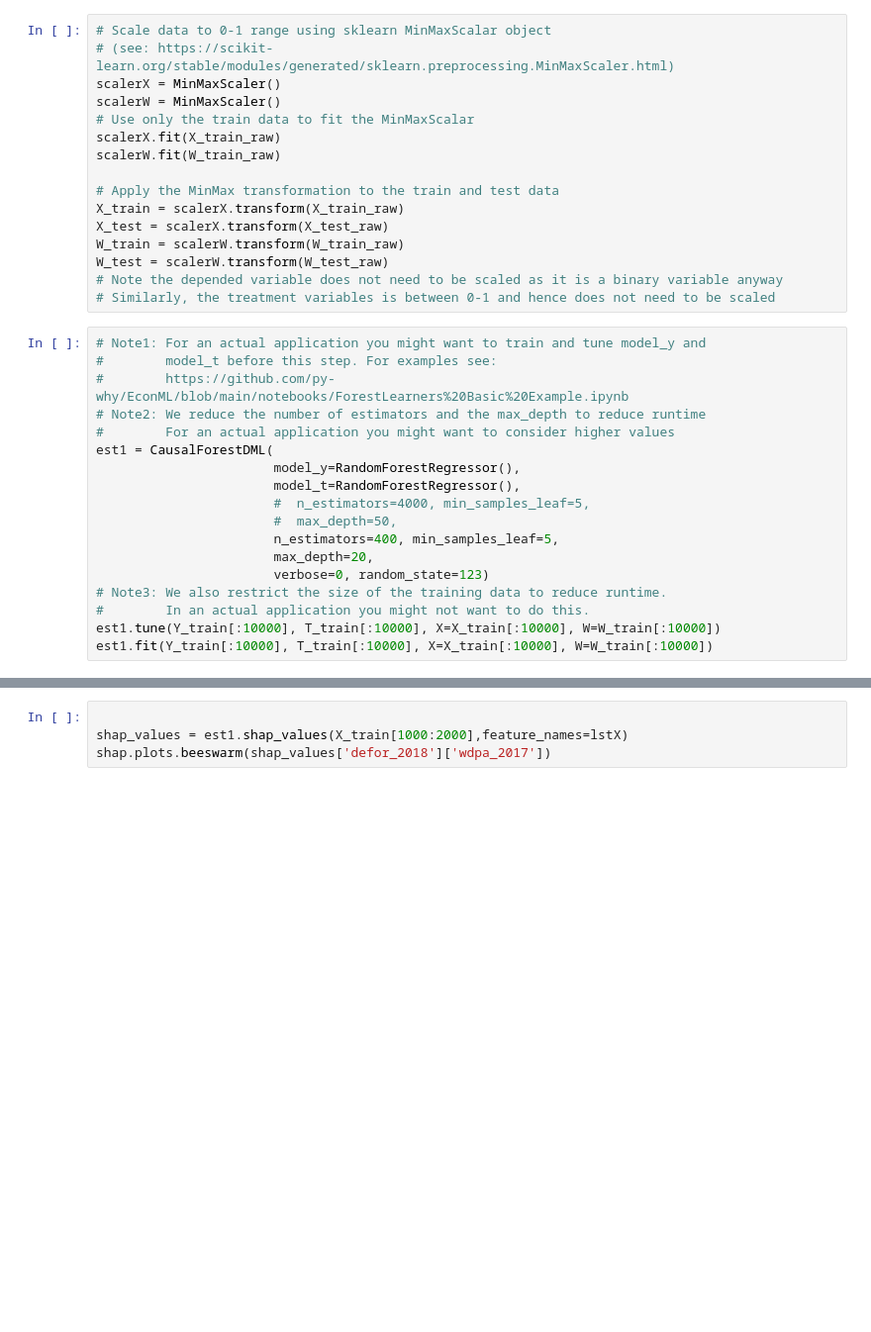
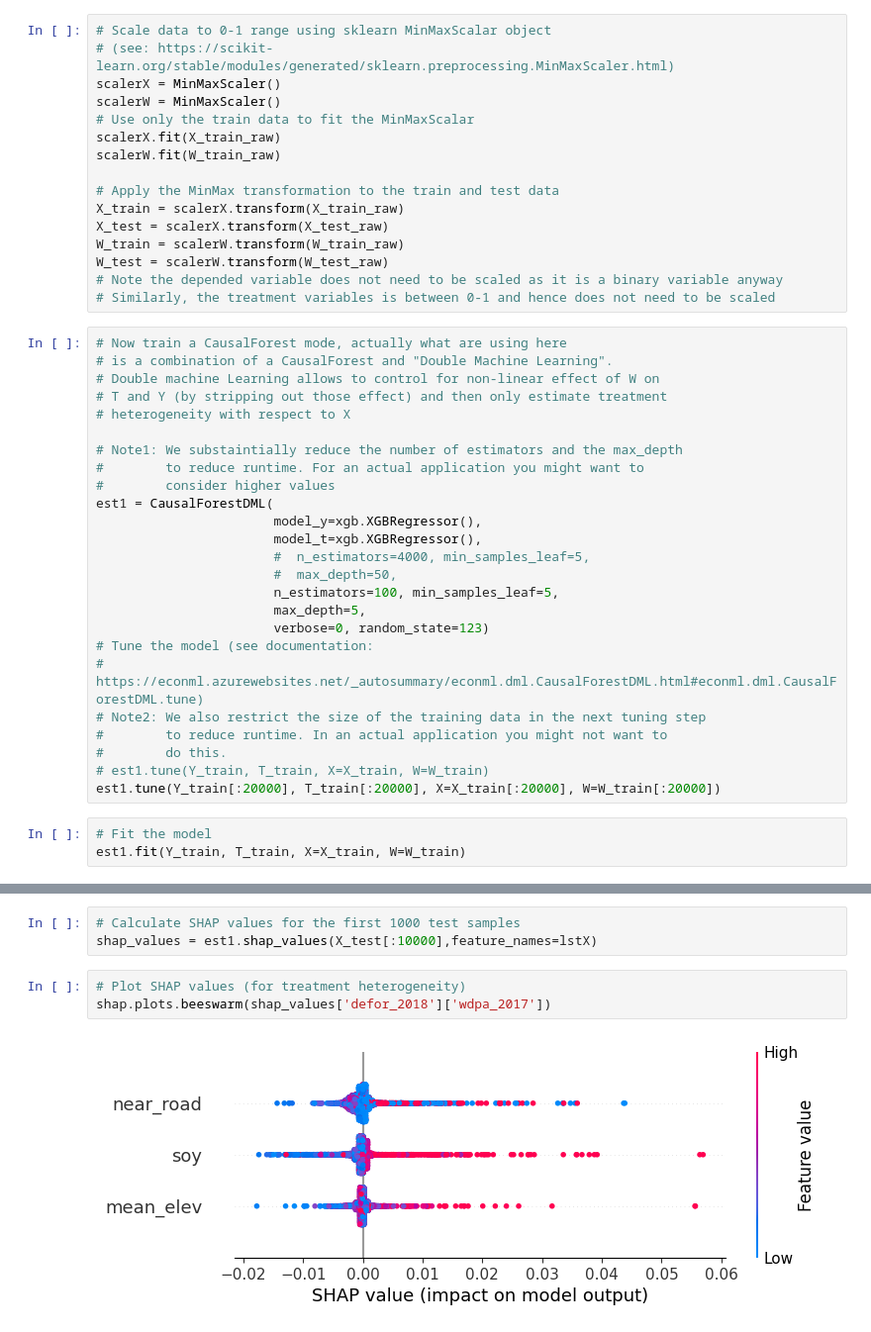
Before and after one commit to agpo-ilr-uni-bonn/PromotionskollegModule6800_2024, a Jupyter notebook: 6800_Day4_5.ipynb, the cells around one changed output, grey strips where cells are left out. Shown: that part at 99% size. Saved outputs shown, nothing was run; the diff lists cells and outputs as text; blank space fills up the shorter version.

Commit message:
- update CausalForestDML lab part

```diff
--- a/6800_Day4_5.ipynb
+++ b/6800_Day4_5.ipynb
@@ -541,20 +580,30 @@ W_test = scalerW.transform(W_test_raw)
 # Note the depended variable does not need to be scaled as it is a binary variable anyway
 # Similarly, the treatment variables is between 0-1 and hence does not need to be scaled
 # %%
-# Note1: For an actual application you might want to train and tune model_y and
-#        model_t before this step. For examples see:
-#        https://github.com/py-why/EconML/blob/main/notebooks/ForestLearners%20Basic%20Example.ipynb
-# Note2: We reduce the number of estimators and the max_depth to reduce runtime
-#        For an actual application you might want to consider higher values
+# Now train a CausalForest mode, actually what are using here
+# is a combination of a CausalForest and "Double Machine Learning".
+# Double machine Learning allows to control for non-linear effect of W on
+# T and Y (by stripping out those effect) and then only estimate treatment
+# heterogeneity with respect to X
+
+# Note1: We substaintially reduce the number of estimators and the max_depth
+#        to reduce runtime. For an actual application you might want to
+#        consider higher values
 est1 = CausalForestDML(
-                       model_y=RandomForestRegressor(),
-                       model_t=RandomForestRegressor(),
+                       model_y=xgb.XGBRegressor(),
+                       model_t=xgb.XGBRegressor(),
                        #  n_estimators=4000, min_samples_leaf=5,
                        #  max_depth=50,
-                       n_estimators=400, min_samples_leaf=5,
-                       max_depth=20,
+                       n_estimators=100, min_samples_leaf=5,
+                       max_depth=5,
                        verbose=0, random_state=123)
-# Note3: We also restrict the size of the training data to reduce runtime.
-#        In an actual application you might not want to do this.
-est1.tune(Y_train[:10000], T_train[:10000], X=X_train[:10000], W=W_train[:10000])
-est1.fit(Y_train[:10000], T_train[:10000], X=X_train[:10000], W=W_train[:10000])
+# Tune the model (see documentation:
+# https://econml.azurewebsites.net/_autosummary/econml.dml.CausalForestDML.html#econml.dml.CausalForestDML.tune)
+# Note2: We also restrict the size of the training data in the next tuning step
+#        to reduce runtime. In an actual application you might not want to
+#        do this.
+# est1.tune(Y_train, T_train, X=X_train, W=W_train)
+est1.tune(Y_train[:20000], T_train[:20000], X=X_train[:20000], W=W_train[:20000])
+# %%
+# Fit the model
+est1.fit(Y_train, T_train, X=X_train, W=W_train)
@@ -564,4 +651,8 @@ pd.DataFrame(est1.feature_importances_,index=lstX,columns=['feature_importances'
+# %%
+# Calculate SHAP values for the first 1000 test samples
+shap_values = est1.shap_values(X_test[:10000],feature_names=lstX)
 # %%
-
-shap_values = est1.shap_values(X_train[1000:2000],feature_names=lstX)
+# Plot SHAP values (for treatment heterogeneity)
 shap.plots.beeswarm(shap_values['defor_2018']['wdpa_2017'])
+# %% [output]
+[figure, added]
```
Also changed, not shown: parts of 25 cells of this notebook.
